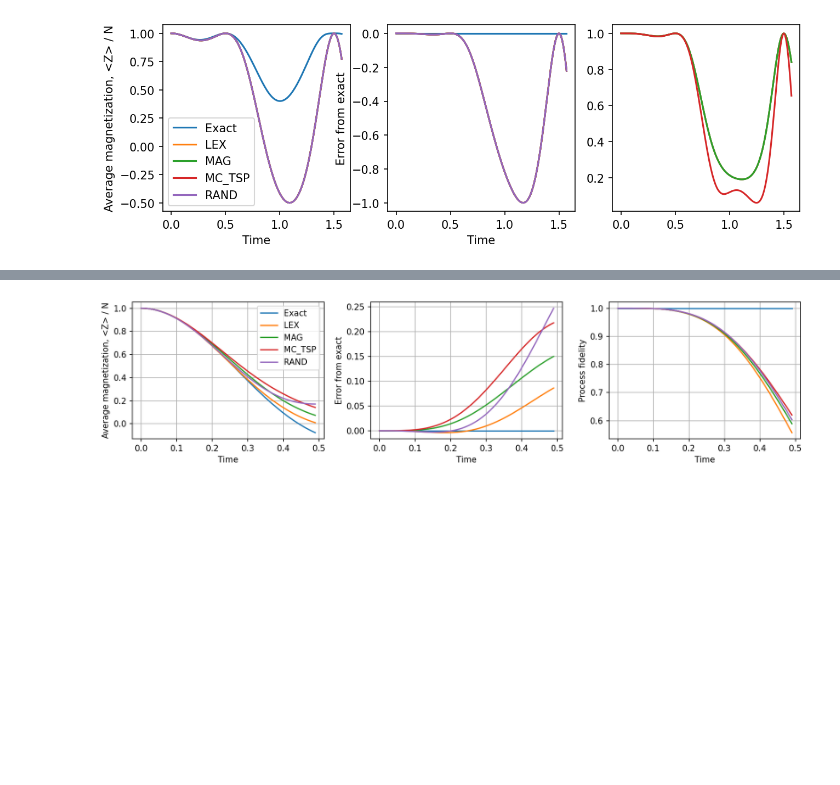
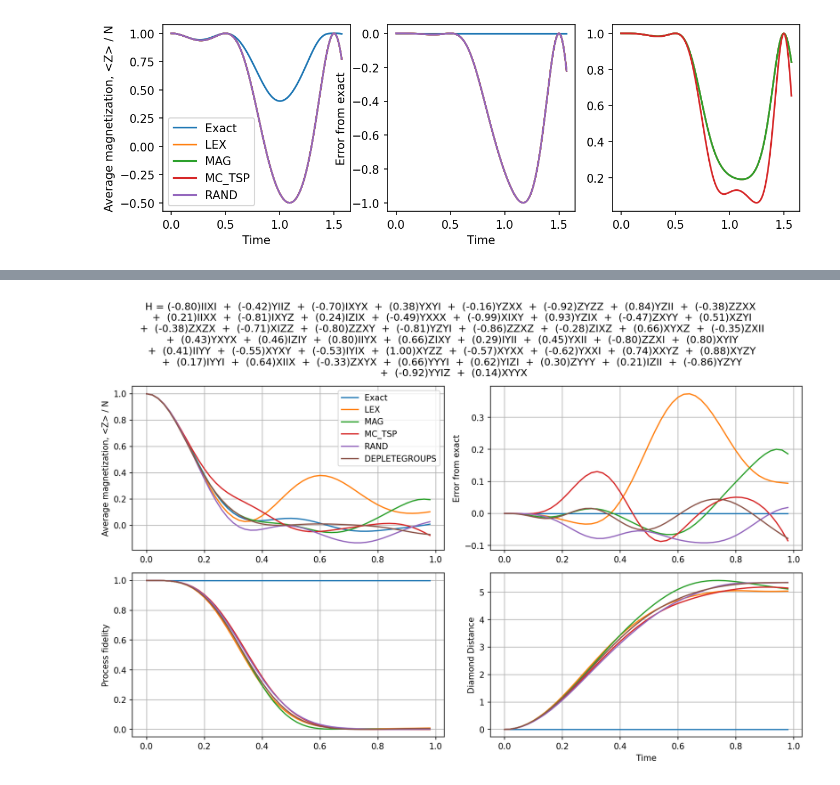
Before and after one commit to teaguetomesh/dqs-term-grouping, a Jupyter notebook: Simulations.ipynb, the cells around one changed output, grey strips where cells are left out. Saved outputs shown, nothing was run; the diff lists cells and outputs as text; code cells hidden in the pictures; blank space fills up the shorter version.

Commit message:
Gate cost simulations on Chai

```diff
--- a/Simulations.ipynb
+++ b/Simulations.ipynb
@@ -348,6 +348,8 @@ rand: [0.0015, 0.1218, 0.6718, 0.8422, 0.9085, 0.9405]
 # Energy and Reaction Rates
 # %%
 def get_exact_unitary(H, t):
+    if isinstance(H[0][1], str):
+        H = [(term[1], term[0]) for term in H]
     pauli_sum_op = PauliSumOp.from_list(H, coeff=t)
     return pauli_sum_op.exp_i().to_matrix()
 
@@ -363,6 +365,7 @@ def time_simulation(Hfunc, init_state, meas_op, tstart=0, tend=4, tstep=0.01):
 def trotter_time_simulation(dqs_obj, Hfunc, init_state, meas_op, tstart=0, tend=4, tstep=0.01, r=1):
     expectations = []
     process_fidelity = []
+    diamond_distance = []
     time = np.arange(tstart, tend, tstep)
     for t in time:
         curH = Hfunc(t)
@@ -374,7 +377,8 @@ def trotter_time_simulation(dqs_obj, Hfunc, init_state, meas_op, tstart=0, tend=
 
         exact_unitary = get_exact_unitary(curH, t)
         process_fidelity.append(dqs_obj.processFidelity(exact_unitary, evolution_unitary))
-    return expectations, time, process_fidelity
+        diamond_distance.append(dqs_obj.diamondNorm(exact_unitary, evolution_unitary))
+    return expectations, time, process_fidelity, diamond_distance
 # %%
 nq = 3
 gamma = 3.14 / 2
@@ -593,7 +519,7 @@ Text(0.5, 0, 'Time')
 # %%
 nq = 4
 
-random_hamiltonian = dqs.hamiltonians.random_H(nq, 20, binary=False)
+random_hamiltonian = dqs.hamiltonians.random_H(nq, 50, binary=False)
 print(random_hamiltonian)
 
 def hamiltonian(t):
@@ -608,14 +534,14 @@ print(init_circ)
 meas_op = PauliSumOp.from_list([('ZIII', 1), ('IZII', 1), ('IIZI', 1), ('IIIZ', 1)])
 
 print('Exact results...')
-exact_expectations, times = time_simulation(hamiltonian, init_state, meas_op, tend=0.5, tstep=0.01)
+exact_expectations, times = time_simulation(hamiltonian, init_state, meas_op, tend=1, tstep=0.02)
 
-results = [('Exact', exact_expectations, times, [])]
-for sort_type in ['lex', 'mag', 'mc_tsp', 'rand']:
+results = [('Exact', exact_expectations, times, [], [])]
+for sort_type in ['lex', 'mag', 'mc_tsp', 'rand', 'depletegroups']:
     print(f'{sort_type.upper()} results...')
     dqs_obj = dqs.quantum_dynamics.Dynamics([(term[1], term[0]) for term in hamiltonian(1)])
     dqs_obj.sort_hamiltonian(sort_type)
-    simresult = trotter_time_simulation(dqs_obj, hamiltonian, init_state, meas_op, tend=0.5, tstep=0.01)
+    simresult = trotter_time_simulation(dqs_obj, hamiltonian, init_state, meas_op, tend=1, tstep=0.02)
     results.append((sort_type.upper(), *simresult))
 print('done')
 # %% [output]
@@ -706,20 +650,38 @@ done
 # %%
-fig, ax = plt.subplots(nrows=1, ncols=3, dpi=150, figsize=[12,3])
+fig, ax = plt.subplots(nrows=2, ncols=2, dpi=150, figsize=[12,8])
 exact_results = results[0][1]
-for i, (label, expectations, time, pfids) in enumerate(results):
+for i, (label, expectations, time, pfids, diamond_dists) in enumerate(results):
     offset = 0.01 * i * 0
-    ax[0].plot(time, [expval / nq + offset for expval in expectations], label=label)
-    ax[1].plot(time, [(approx - exact)/ nq for approx, exact in zip(expectations, exact_results)], label=label)
+    ax[0][0].plot(time, [expval / nq + offset for expval in expectations], label=label)
+    ax[0][1].plot(time, [(approx - exact)/ nq for approx, exact in zip(expectations, exact_results)], label=label)
     if label == 'Exact':
         pfids = [1]*len(time)
-    ax[2].plot(time, pfids, label=label)
-ax[0].legend()
-ax[0].set_ylabel('Average magnetization, <Z> / N')
-ax[1].set_ylabel('Error from exact')
-ax[2].set_ylabel('Process fidelity')
-for axis in ax:
-    axis.grid()
-    axis.set_xlabel('Time')
+        diamond_dists = [0]*len(time)
+    ax[1][0].plot(time, pfids, label=label)
+    ax[1][1].plot(time, diamond_dists, label=label)
+ax[0][0].legend()
+ax[0][0].set_ylabel('Average magnetization, <Z> / N')
+ax[0][1].set_ylabel('Error from exact')
+ax[1][0].set_ylabel('Process fidelity')
+ax[1][1].set_ylabel('Diamond Distance')
+for i, row in enumerate(ax):
+    for axis in row:
+        axis.grid()
+    if i == 1:
+        axis.set_xlabel('Time')
+hstr = dqs.hamiltonians.get_H_str([(term[1], term[0]) for term in hamiltonian(0)], sigfigs=2)
+harray = hstr.split('+')
+if len(harray) > 8:
+    hstr = harray[0]
+    i = 1
+    for term in harray[1:]:
+        hstr += f' + {term}'
+        i += 1
+        if i >= 8:
+            hstr += '\n'
+            i = 0
+fig.suptitle('H = ' + hstr)
 plt.tight_layout()
+#plt.savefig('figures/random-binary-hamiltonian_2.pdf')
 # %% [output]
-[figure, old version]
+[figure, new version]
```
Also changed, not shown: parts of 9 cells of this notebook, 1 other file.
